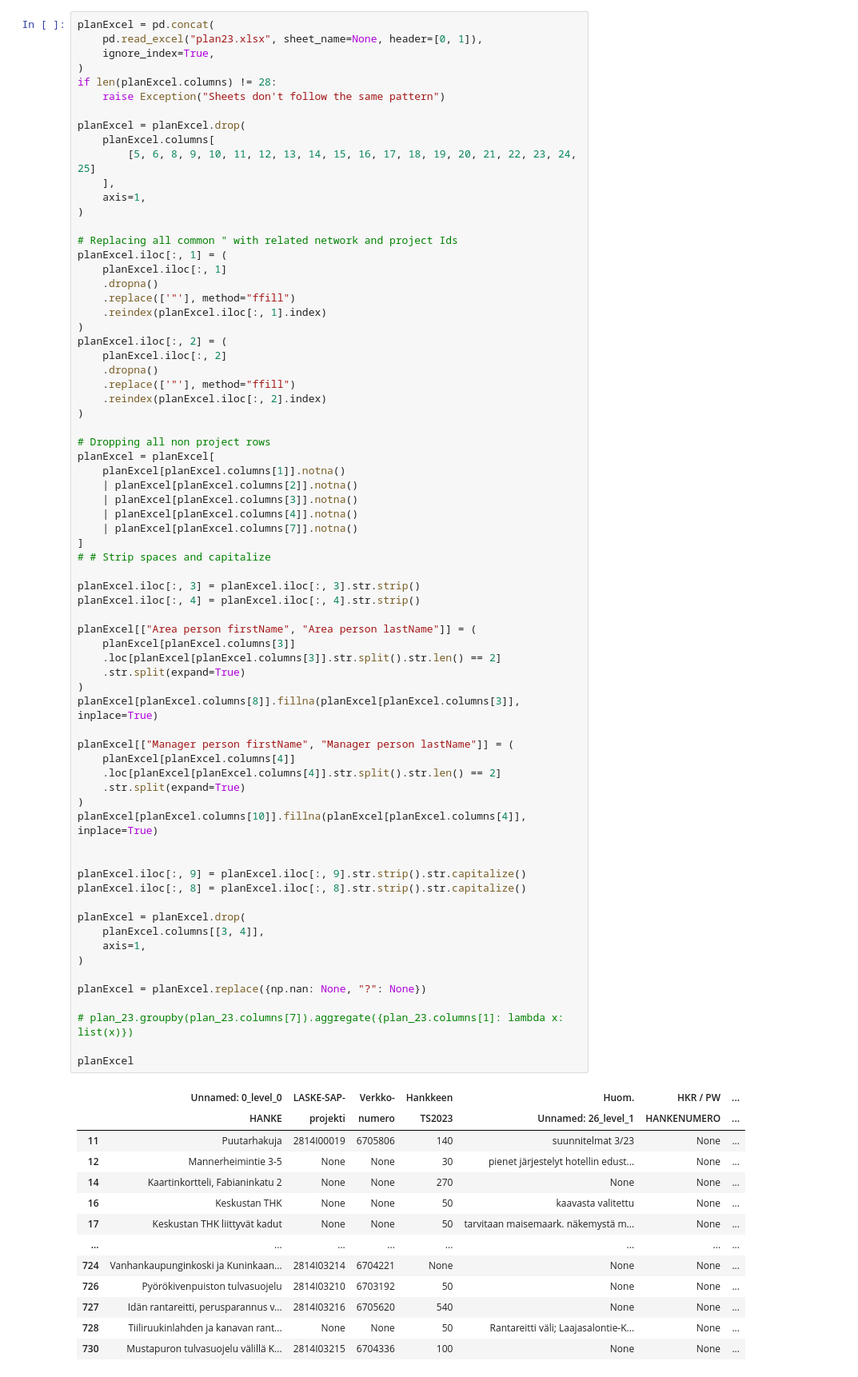
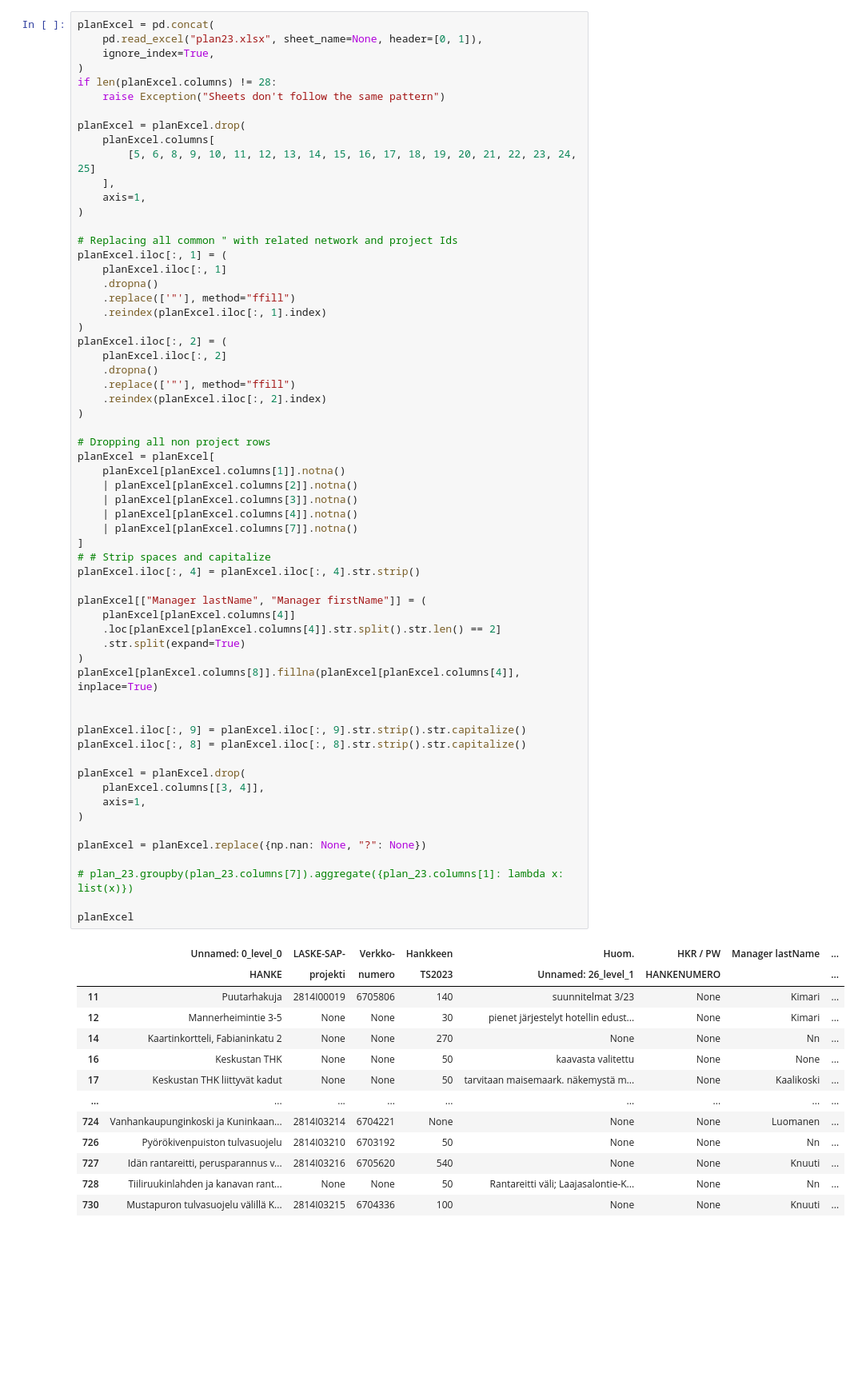
Before and after one commit to City-of-Helsinki/infraohjelmointi-api, a Jupyter notebook: infraohjelmointi_api/mock_data/script_test.ipynb, the cells around one changed output. Shown: that part at 80% size. Cells and saved outputs as stored; diff of their text form; blank space fills up the shorter version.

Commit message:
Last and first name switched, removed area manager from compiled data

```diff
--- a/infraohjelmointi_api/mock_data/script_test.ipynb
+++ b/infraohjelmointi_api/mock_data/script_test.ipynb
@@ -98,54 +98,45 @@ planExcel.iloc[:, 2] = (
 planExcel = planExcel[
     planExcel[planExcel.columns[1]].notna()
     | planExcel[planExcel.columns[2]].notna()
     | planExcel[planExcel.columns[3]].notna()
     | planExcel[planExcel.columns[4]].notna()
     | planExcel[planExcel.columns[7]].notna()
 ]
 # # Strip spaces and capitalize
-
-planExcel.iloc[:, 3] = planExcel.iloc[:, 3].str.strip()
 planExcel.iloc[:, 4] = planExcel.iloc[:, 4].str.strip()
 
-planExcel[["Area person firstName", "Area person lastName"]] = (
-    planExcel[planExcel.columns[3]]
-    .loc[planExcel[planExcel.columns[3]].str.split().str.len() == 2]
-    .str.split(expand=True)
-)
-planExcel[planExcel.columns[8]].fillna(planExcel[planExcel.columns[3]], inplace=True)
-
-planExcel[["Manager person firstName", "Manager person lastName"]] = (
+planExcel[["Manager lastName", "Manager firstName"]] = (
     planExcel[planExcel.columns[4]]
     .loc[planExcel[planExcel.columns[4]].str.split().str.len() == 2]
     .str.split(expand=True)
 )
-planExcel[planExcel.columns[10]].fillna(planExcel[planExcel.columns[4]], inplace=True)
+planExcel[planExcel.columns[8]].fillna(planExcel[planExcel.columns[4]], inplace=True)
 
 
 planExcel.iloc[:, 9] = planExcel.iloc[:, 9].str.strip().str.capitalize()
 planExcel.iloc[:, 8] = planExcel.iloc[:, 8].str.strip().str.capitalize()
 
 planExcel = planExcel.drop(
     planExcel.columns[[3, 4]],
     axis=1,
 )
 
 planExcel = planExcel.replace({np.nan: None, "?": None})
 
 # plan_23.groupby(plan_23.columns[7]).aggregate({plan_23.columns[1]: lambda x: list(x)})
 
 planExcel
 # %% [output]
-|  | Unnamed: 0_level_0 | LASKE-SAP- | Verkko- | Hankkeen | Huom. | HKR / PW | ... |
-|  | HANKE | projekti | numero | TS2023 | Unnamed: 26_level_1 | HANKENUMERO | ... |
-| 11 | Puutarhakuja | 2814I00019 | 6705806 | 140 | suunnitelmat 3/23 | None | ... |
-| 12 | Mannerheimintie 3-5 | None | None | 30 | pienet järjestelyt hotellin edust... | None | ... |
-| 14 | Kaartinkortteli, Fabianinkatu 2 | None | None | 270 | None | None | ... |
-| 16 | Keskustan THK | None | None | 50 | kaavasta valitettu | None | ... |
-| 17 | Keskustan THK liittyvät kadut | None | None | 50 | tarvitaan maisemaark. näkemystä m... | None | ... |
-| ... | ... | ... | ... | ... | ... | ... | ... |
-| 724 | Vanhankaupunginkoski ja Kuninkaan... | 2814I03214 | 6704221 | None | None | None | ... |
-| 726 | Pyörökivenpuiston tulvasuojelu | 2814I03210 | 6703192 | 50 | None | None | ... |
-| 727 | Idän rantareitti, perusparannus v... | 2814I03216 | 6705620 | 540 | None | None | ... |
-| 728 | Tiiliruukinlahden ja kanavan rant... | None | None | 50 | Rantareitti väli; Laajasalontie-K... | None | ... |
-| 730 | Mustapuron tulvasuojelu välillä K... | 2814I03215 | 6704336 | 100 | None | None | ... |
+|  | Unnamed: 0_level_0 | LASKE-SAP- | Verkko- | Hankkeen | Huom. | HKR / PW | Manager lastName | ... |
+|  | HANKE | projekti | numero | TS2023 | Unnamed: 26_level_1 | HANKENUMERO |  | ... |
+| 11 | Puutarhakuja | 2814I00019 | 6705806 | 140 | suunnitelmat 3/23 | None | Kimari | ... |
+| 12 | Mannerheimintie 3-5 | None | None | 30 | pienet järjestelyt hotellin edust... | None | Kimari | ... |
+| 14 | Kaartinkortteli, Fabianinkatu 2 | None | None | 270 | None | None | Nn | ... |
+| 16 | Keskustan THK | None | None | 50 | kaavasta valitettu | None | None | ... |
+| 17 | Keskustan THK liittyvät kadut | None | None | 50 | tarvitaan maisemaark. näkemystä m... | None | Kaalikoski | ... |
+| ... | ... | ... | ... | ... | ... | ... | ... | ... |
+| 724 | Vanhankaupunginkoski ja Kuninkaan... | 2814I03214 | 6704221 | None | None | None | Luomanen | ... |
+| 726 | Pyörökivenpuiston tulvasuojelu | 2814I03210 | 6703192 | 50 | None | None | Nn | ... |
+| 727 | Idän rantareitti, perusparannus v... | 2814I03216 | 6705620 | 540 | None | None | Knuuti | ... |
+| 728 | Tiiliruukinlahden ja kanavan rant... | None | None | 50 | Rantareitti väli; Laajasalontie-K... | None | Nn | ... |
+| 730 | Mustapuron tulvasuojelu välillä K... | 2814I03215 | 6704336 | 100 | None | None | Knuuti | ... |
```
Also changed, not shown: parts of 9 cells of this notebook, 1 other file.
